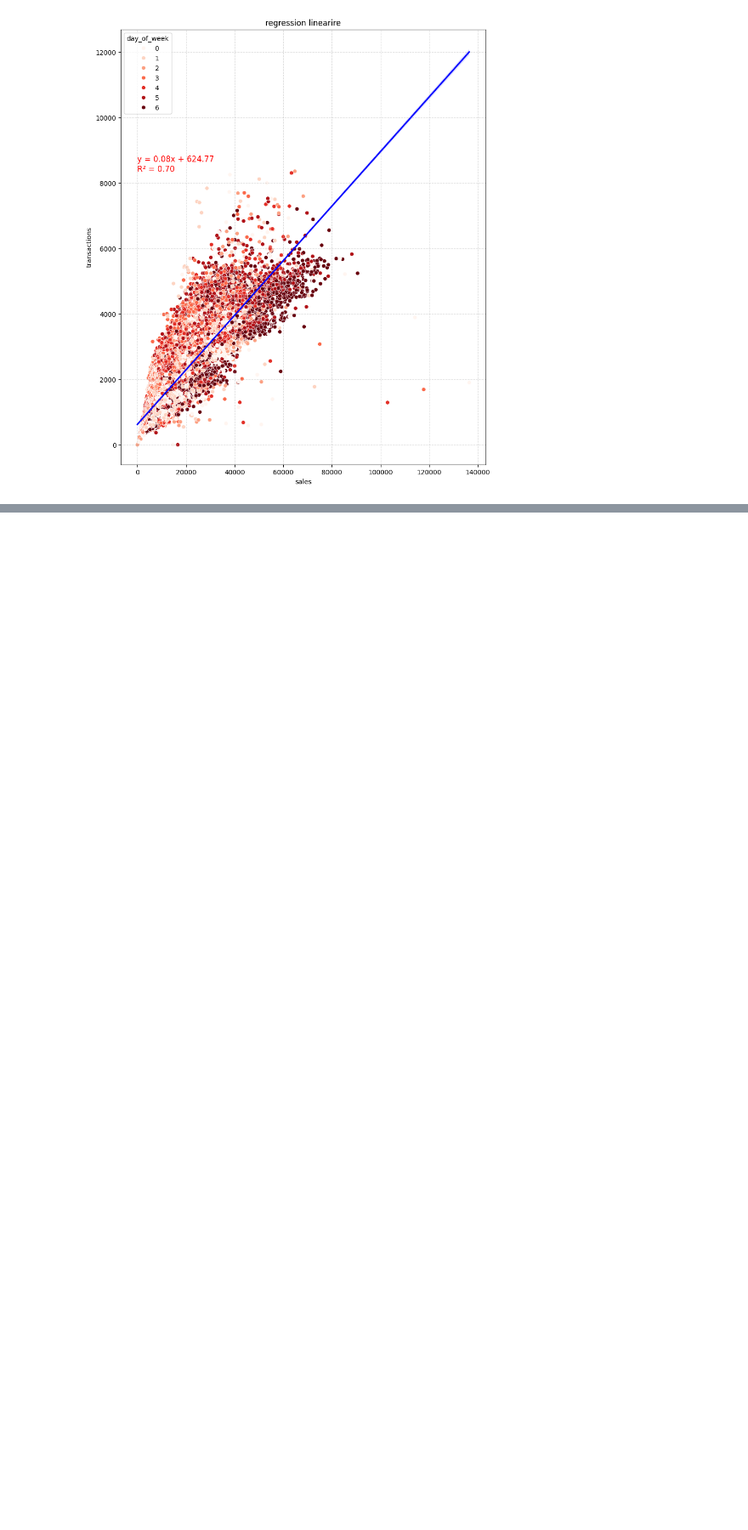
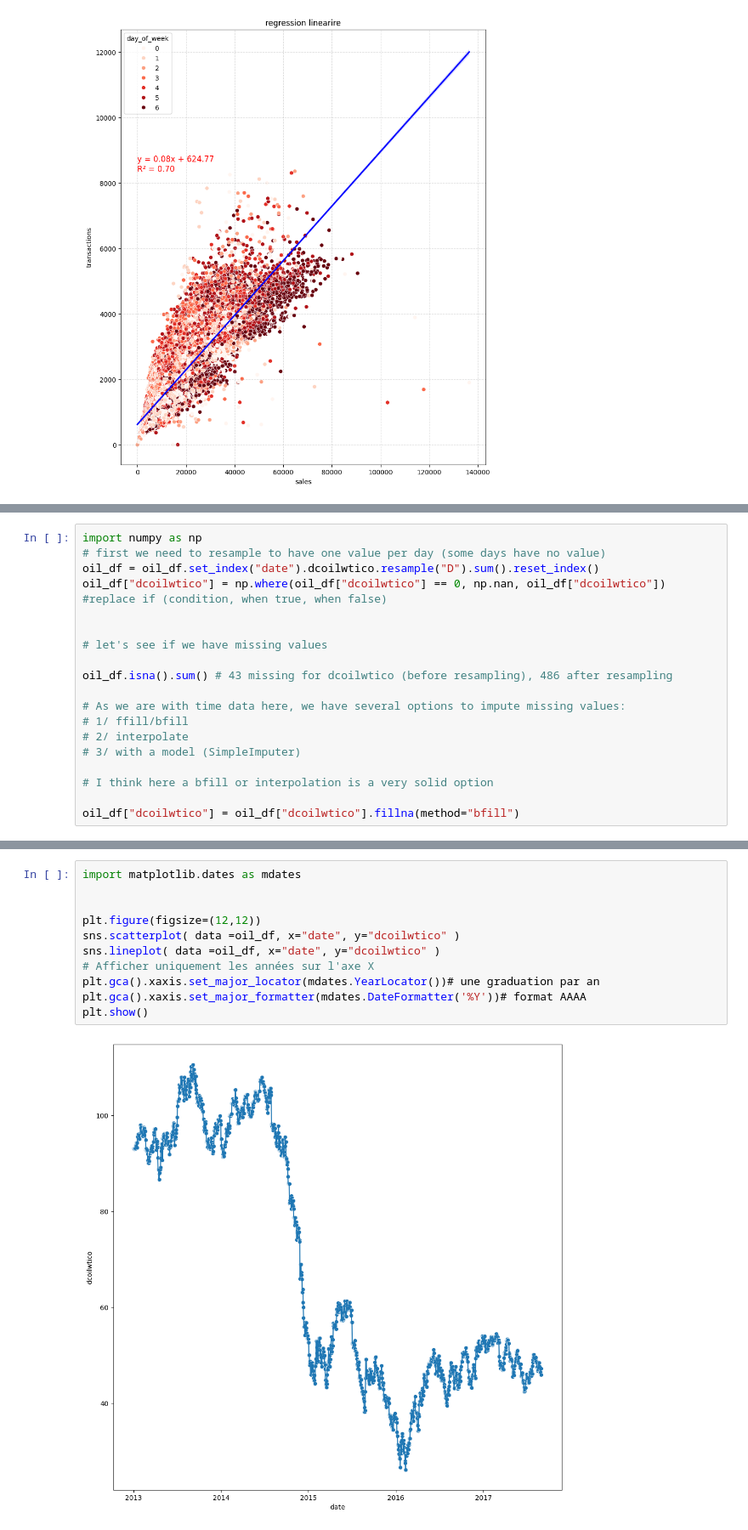
Before and after one commit to Grelatif/Data_Science, a Jupyter notebook: Projects/Temporal_Series/Store_Sales_Forecast/notebooks/notebook.ipynb, the cells around one changed output, grey strips where cells are left out. Shown at 85% size. Saved outputs shown, nothing was run; the diff lists cells and outputs as text; blank space fills up the shorter version.

```diff
--- a/Projects/Temporal_Series/Store_Sales_Forecast/notebooks/notebook.ipynb
+++ b/Projects/Temporal_Series/Store_Sales_Forecast/notebooks/notebook.ipynb
@@ -496,0 +494,19 @@ sales_vs_transact_df
+# %%
+import numpy as np
+# first we need to resample to have one value per day (some days have no value)
+oil_df = oil_df.set_index("date").dcoilwtico.resample("D").sum().reset_index()
+oil_df["dcoilwtico"] = np.where(oil_df["dcoilwtico"] == 0, np.nan, oil_df["dcoilwtico"]) #replace if (condition, when true, when false)
+
+
+# let's see if we have missing values
+
+oil_df.isna().sum() # 43 missing for dcoilwtico (before resampling), 486 after resampling
+
+# As we are with time data here, we have several options to impute missing values:
+# 1/ ffill/bfill
+# 2/ interpolate
+# 3/ with a model (SimpleImputer)
+
+# I think here a bfill or interpolation is a very solid option
+
+oil_df["dcoilwtico"] = oil_df["dcoilwtico"].fillna(method="bfill")
@@ -496,0 +521,13 @@ sales_vs_transact_df
+# %%
+import matplotlib.dates as mdates
+
+
+plt.figure(figsize=(12,12))
+sns.scatterplot( data =oil_df, x="date", y="dcoilwtico" )
+sns.lineplot( data =oil_df, x="date", y="dcoilwtico" )
+# Afficher uniquement les années sur l'axe X
+plt.gca().xaxis.set_major_locator(mdates.YearLocator())# une graduation par an
+plt.gca().xaxis.set_major_formatter(mdates.DateFormatter('%Y'))# format AAAA
+plt.show()
+# %% [output]
+[figure, added]
```
Also changed, not shown: parts of 6 cells of this notebook.
